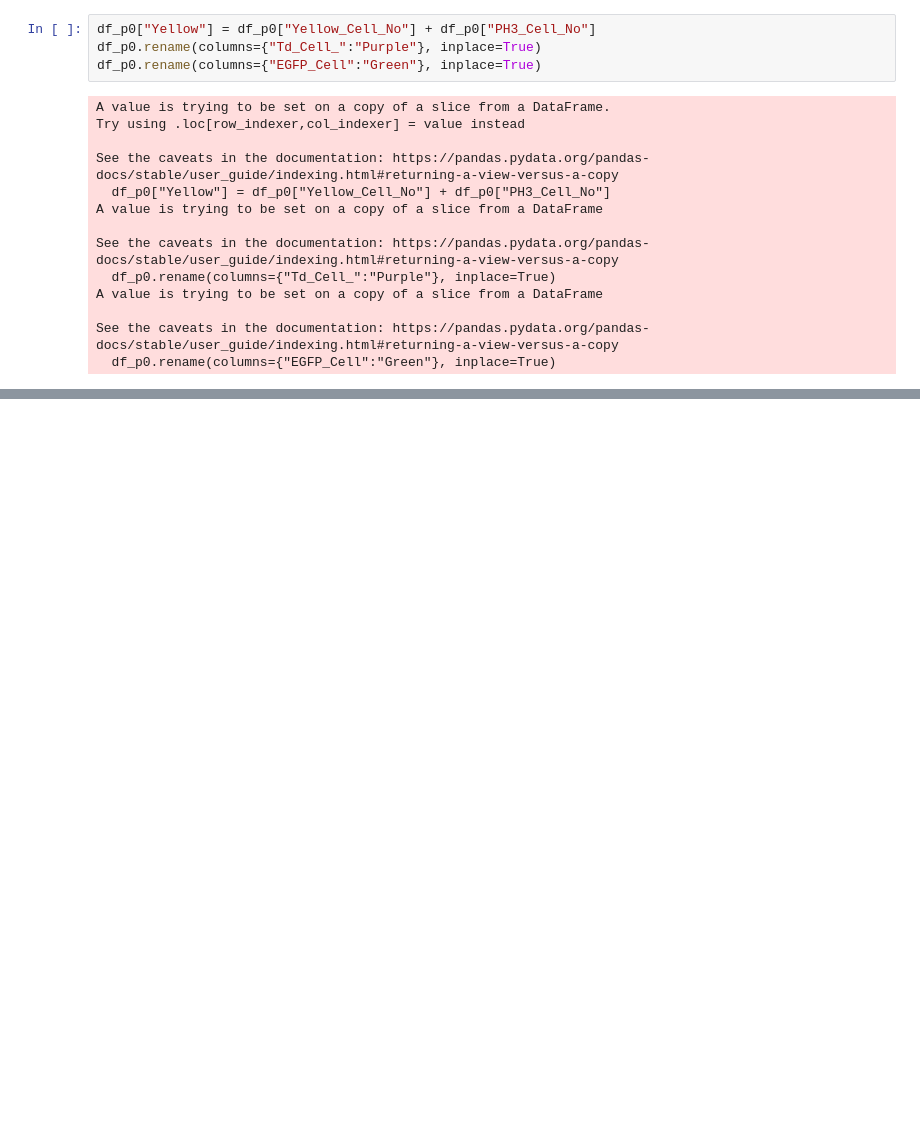
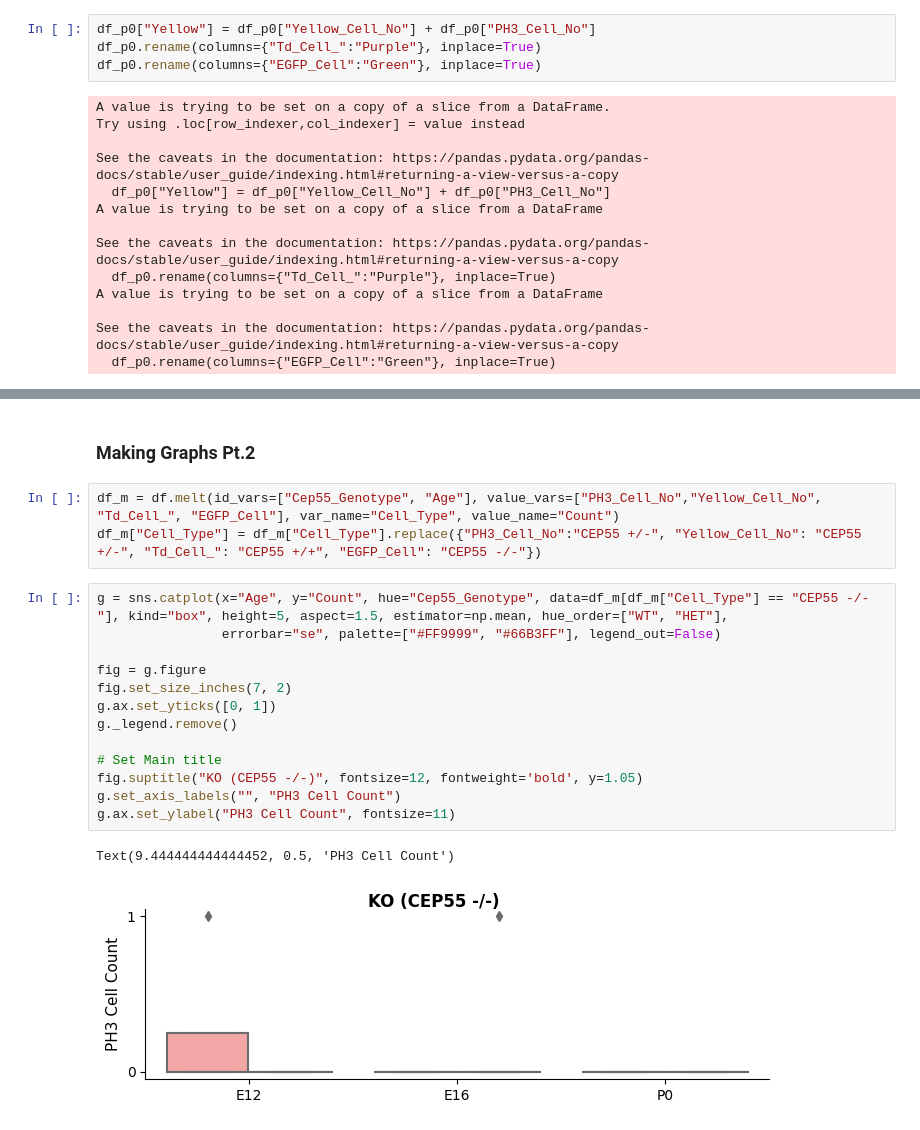
Before and after one commit to alzox/charts, a Jupyter notebook: notebooks/2025-04-13-brain.ipynb, the cells around one changed output, grey strips where cells are left out. Drawn from its saved outputs; the diff is of its cells as text; blank space fills up the shorter version.

Commit message:
feat: new graphs changed categories

```diff
--- a/notebooks/2025-04-13-brain.ipynb
+++ b/notebooks/2025-04-13-brain.ipynb
@@ -180,0 +181,21 @@ Text(13.819444444444452, 0.5, 'PH3 Cell Count')
+# %% [markdown]
+### Making Graphs Pt.2
+# %%
+df_m = df.melt(id_vars=["Cep55_Genotype", "Age"], value_vars=["PH3_Cell_No","Yellow_Cell_No", "Td_Cell_", "EGFP_Cell"], var_name="Cell_Type", value_name="Count")
+df_m["Cell_Type"] = df_m["Cell_Type"].replace({"PH3_Cell_No":"CEP55 +/-", "Yellow_Cell_No": "CEP55 +/-", "Td_Cell_": "CEP55 +/+", "EGFP_Cell": "CEP55 -/-"})
+# %%
+g = sns.catplot(x="Age", y="Count", hue="Cep55_Genotype", data=df_m[df_m["Cell_Type"] == "CEP55 -/-"], kind="box", height=5, aspect=1.5, estimator=np.mean, hue_order=["WT", "HET"],
+                errorbar="se", palette=["#FF9999", "#66B3FF"], legend_out=False)
+
+fig = g.figure
+fig.set_size_inches(7, 2)
+g.ax.set_yticks([0, 1])
+g._legend.remove()
+
+# Set Main title
+fig.suptitle("KO (CEP55 -/-)", fontsize=12, fontweight='bold', y=1.05)
+g.set_axis_labels("", "PH3 Cell Count")
+g.ax.set_ylabel("PH3 Cell Count", fontsize=11)
+# %% [output]
+Text(9.444444444444452, 0.5, 'PH3 Cell Count')
+[figure, added]
```
Also changed, not shown: parts of 3 cells of this notebook.
